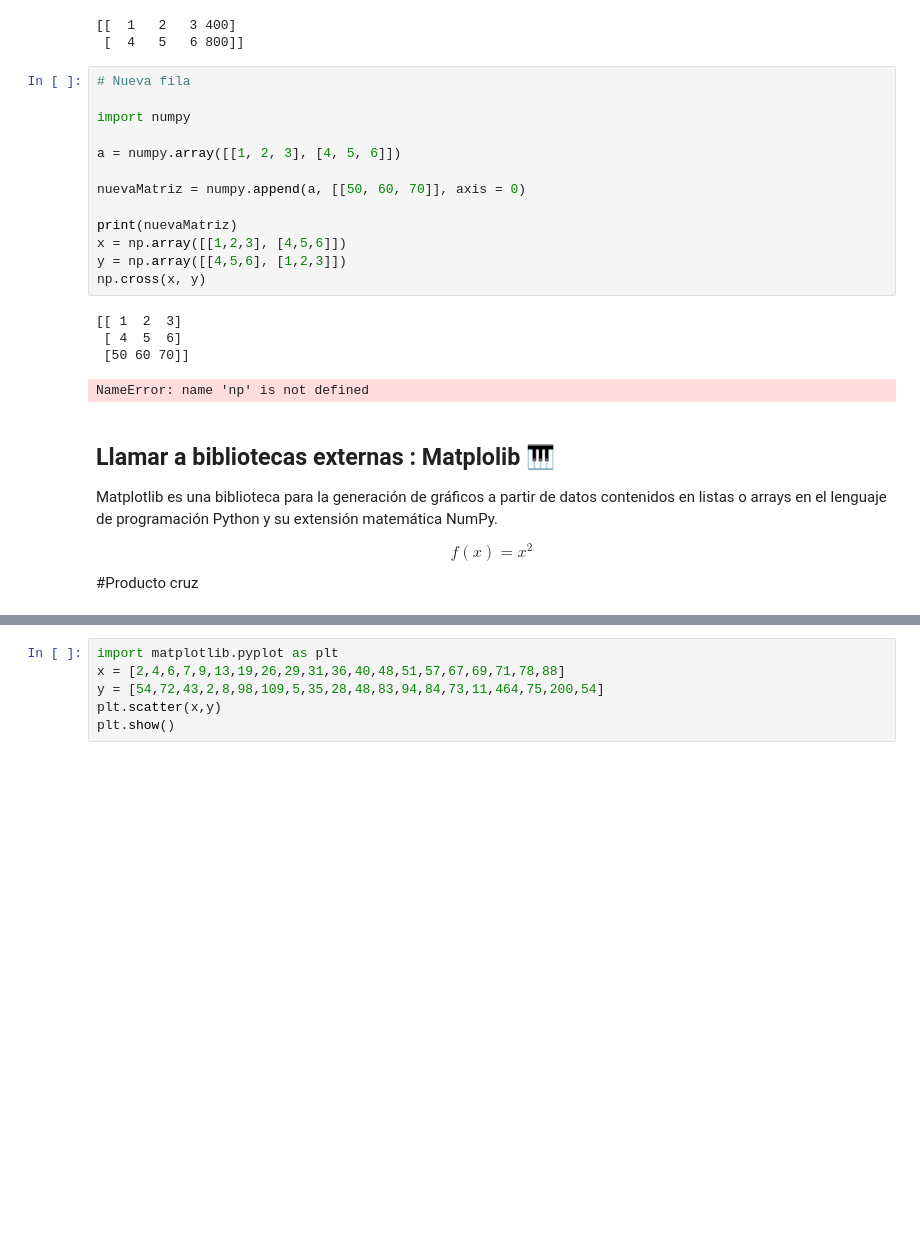
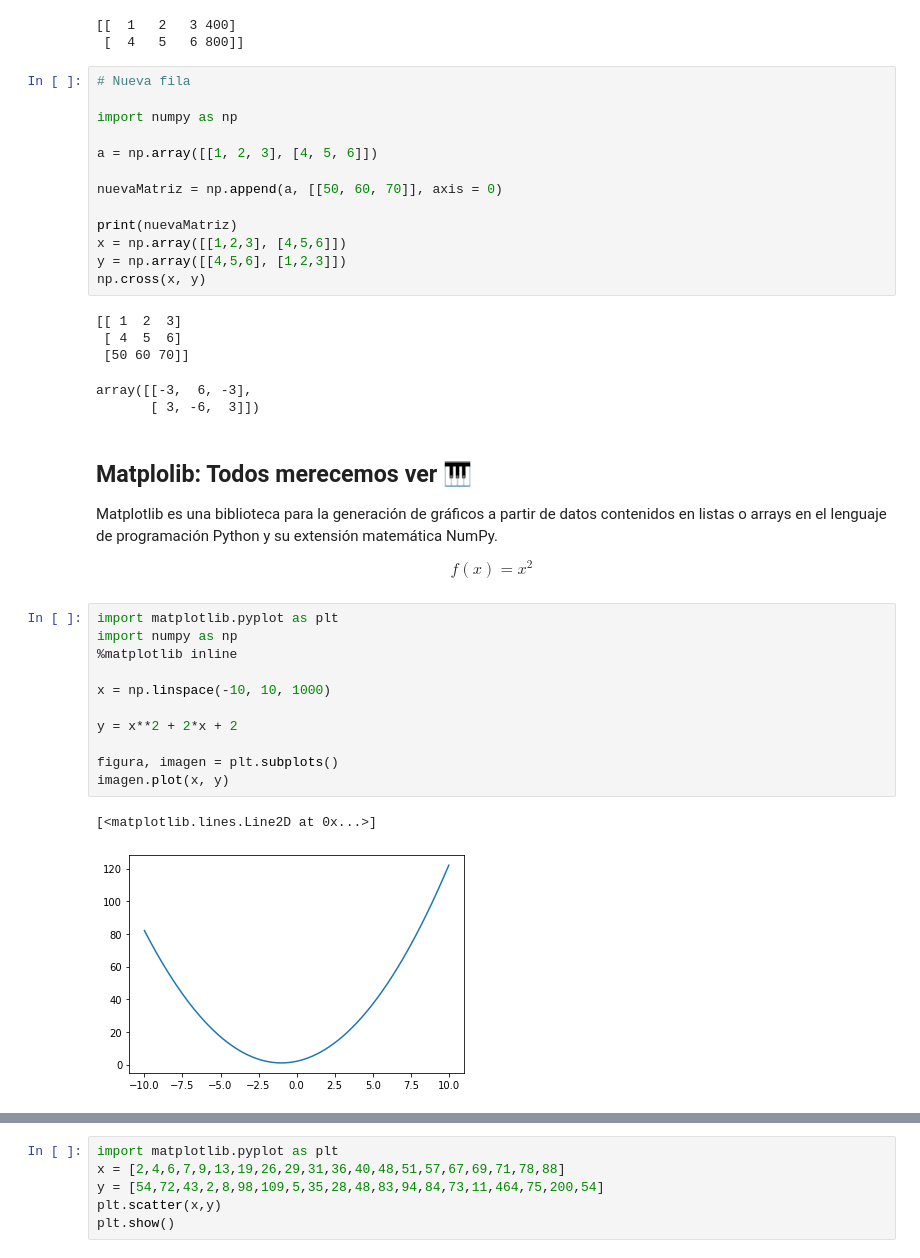
Before and after one commit to SamArtGS/Curso-Python, a Jupyter notebook: Teoría/Avanzado/El lenguaje de programación Python - Avanzado.ipynb, the cells around one changed output, grey strips where cells are left out. Cells and saved outputs as stored; diff of their text form; blank space fills up the shorter version.

```diff
--- a/Teoría/Avanzado/El lenguaje de programación Python - Avanzado.ipynb
+++ b/Teoría/Avanzado/El lenguaje de programación Python - Avanzado.ipynb
@@ -55,11 +215,11 @@ print(nuevaMatriz)
 # %%
 # Nueva fila
 
-import numpy
+import numpy as np
 
-a = numpy.array([[1, 2, 3], [4, 5, 6]])
+a = np.array([[1, 2, 3], [4, 5, 6]])
 
-nuevaMatriz = numpy.append(a, [[50, 60, 70]], axis = 0)
+nuevaMatriz = np.append(a, [[50, 60, 70]], axis = 0)
 
 print(nuevaMatriz)
 x = np.array([[1,2,3], [4,5,6]])
@@ -69,10 +229,25 @@ np.cross(x, y)
 [[ 1  2  3]
  [ 4  5  6]
  [50 60 70]]
-NameError: name 'np' is not defined
+array([[-3,  6, -3],
+       [ 3, -6,  3]])
 # %% [markdown]
-## Llamar a bibliotecas externas : Matplolib 🎹
+## Matplolib: Todos merecemos ver 🎹
 
 Matplotlib es una biblioteca para la generación de gráficos a partir de datos contenidos en listas o arrays en el lenguaje de programación Python y su extensión matemática NumPy.
 
-$$ f(x) = x^2$$#Producto cruz
+$$ f(x) = x^2$$
+# %%
+import matplotlib.pyplot as plt
+import numpy as np
+%matplotlib inline
+
+x = np.linspace(-10, 10, 1000)
+
+y = x**2 + 2*x + 2
+
+figura, imagen = plt.subplots()
+imagen.plot(x, y)
+# %% [output]
+[<matplotlib.lines.Line2D at 0x...>]
+[figure, added]
```
Also changed, not shown: parts of 10 cells of this notebook, 22 other files.
